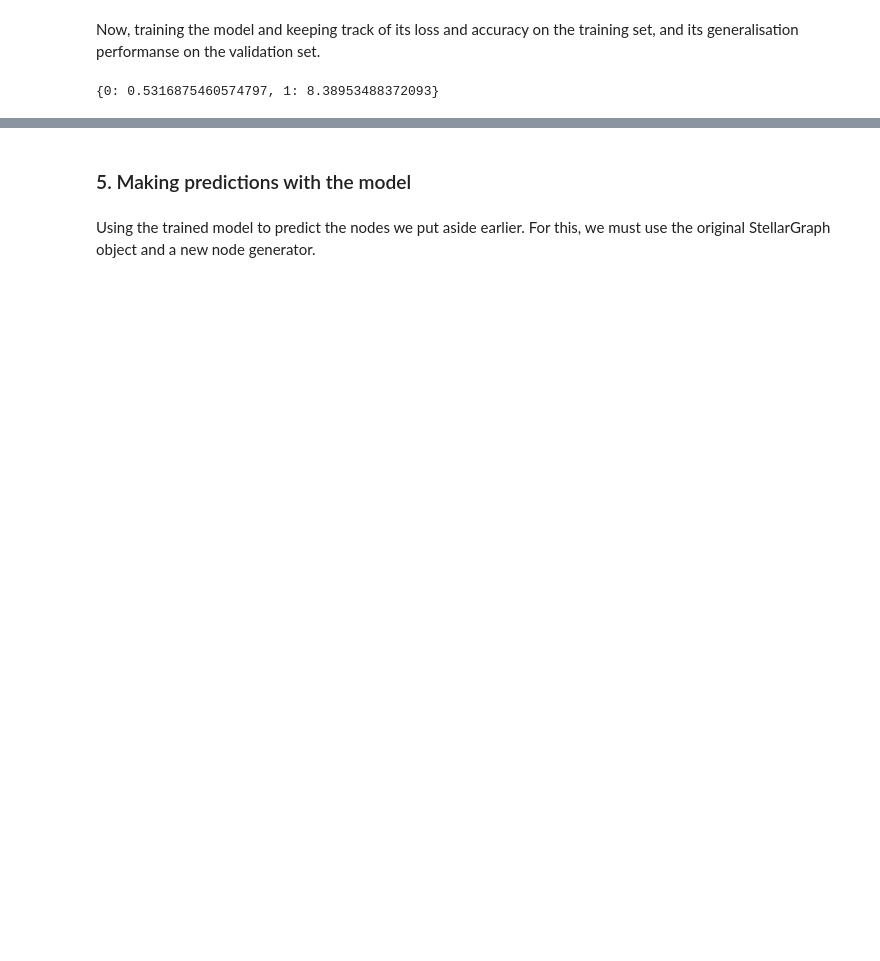
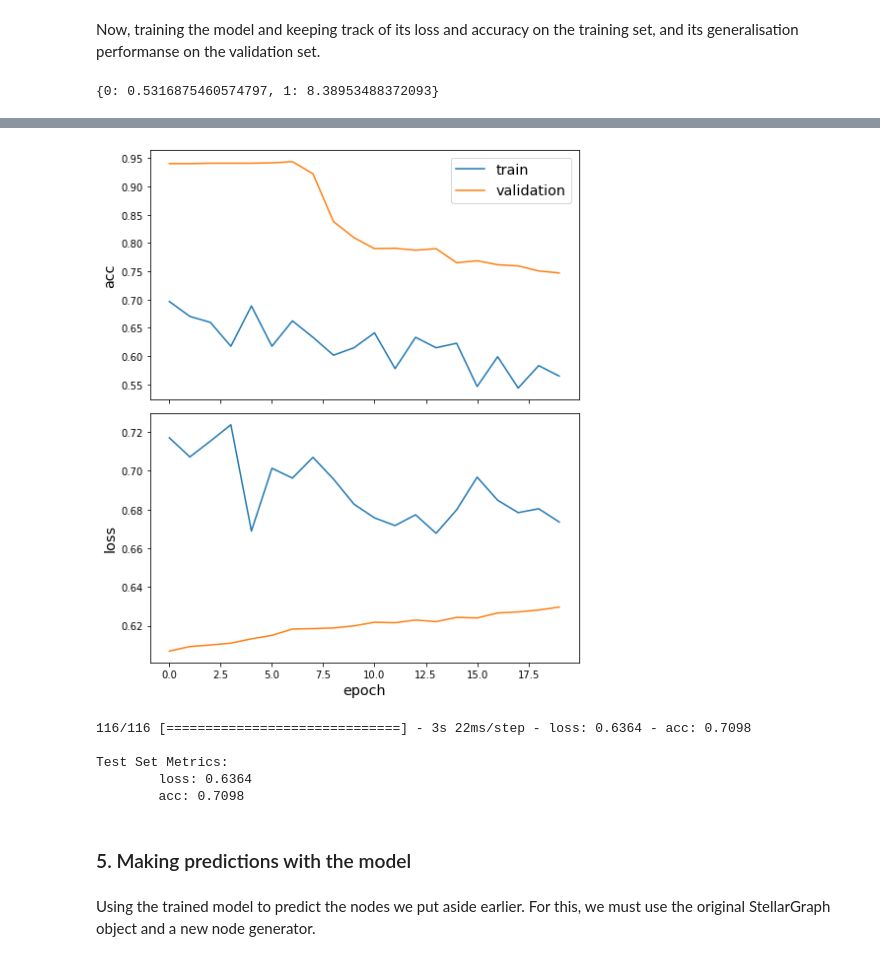
Before and after one commit to SiimSuitslepp/Twitch_social_network, a Jupyter notebook: Twitch_socail_network.ipynb, the cells around one changed output, grey strips where cells are left out. Cells and saved outputs as stored; diff of their text form; code cells hidden in the pictures; blank space fills up the shorter version.

```diff
--- a/Twitch_socail_network.ipynb
+++ b/Twitch_socail_network.ipynb
@@ -559,0 +564,16 @@ Test Set Metrics:
+# %%
+graphsage_model2 = GraphSAGE(
+    layer_sizes=[32, 32], generator=generator, bias=True, dropout=0.5
+)
+# %%
+# Creating a model to predict the 2 categories using Keras sigmoid layers
+x_inp2, x_out2 = graphsage_model2.in_out_tensors()
+prediction2 = layers.Dense(units=1, activation="sigmoid")(x_out2)
+# %%
+model2 = Model(inputs=x_inp2, outputs=prediction2)
+
+model2.compile(
+    optimizer = optimizers.SGD(lr=0.005),
+    loss = losses.binary_crossentropy,
+    metrics = ["acc"]
+)
@@ -560,3 +600,25 @@ Test Set Metrics:
+# %%
+history2 = model2.fit(
+    train_gen, epochs=20, validation_data=val_gen, verbose=0, shuffle=False, class_weight=weights
+)
+
+sg.utils.plot_history(history2)
+# %% [output]
+[figure, added]
+# %%
+# Evaluating on the test set
+test_gen = generator.flow(test_labels.index, test_targets)
+
+test_metrics = model2.evaluate(test_gen)
+print("\nTest Set Metrics:")
+for name, val in zip(model2.metrics_names, test_metrics):
+    print("\t{}: {:0.4f}".format(name, val))
+# %% [output]
+116/116 [==============================] - 3s 22ms/step - loss: 0.6364 - acc: 0.7098
+
+Test Set Metrics:
+        loss: 0.6364
+        acc: 0.7098
 # %% [markdown]
 ### 5. Making predictions with the model
 # %% [markdown]
```
Also changed, not shown: parts of 24 cells of this notebook.
